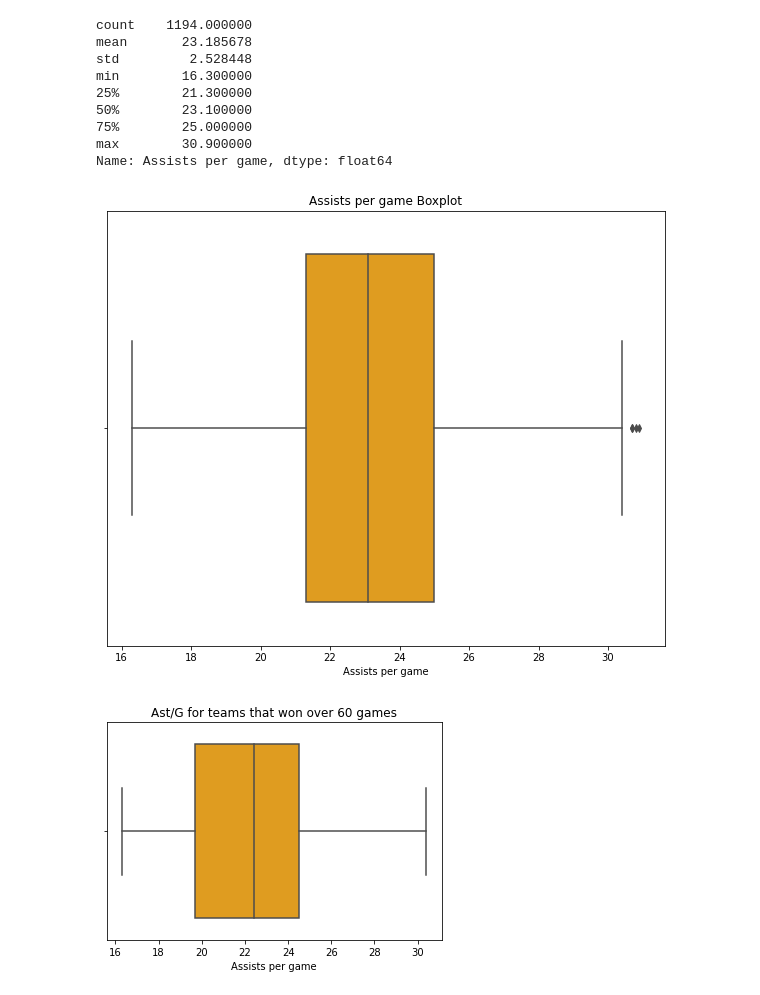
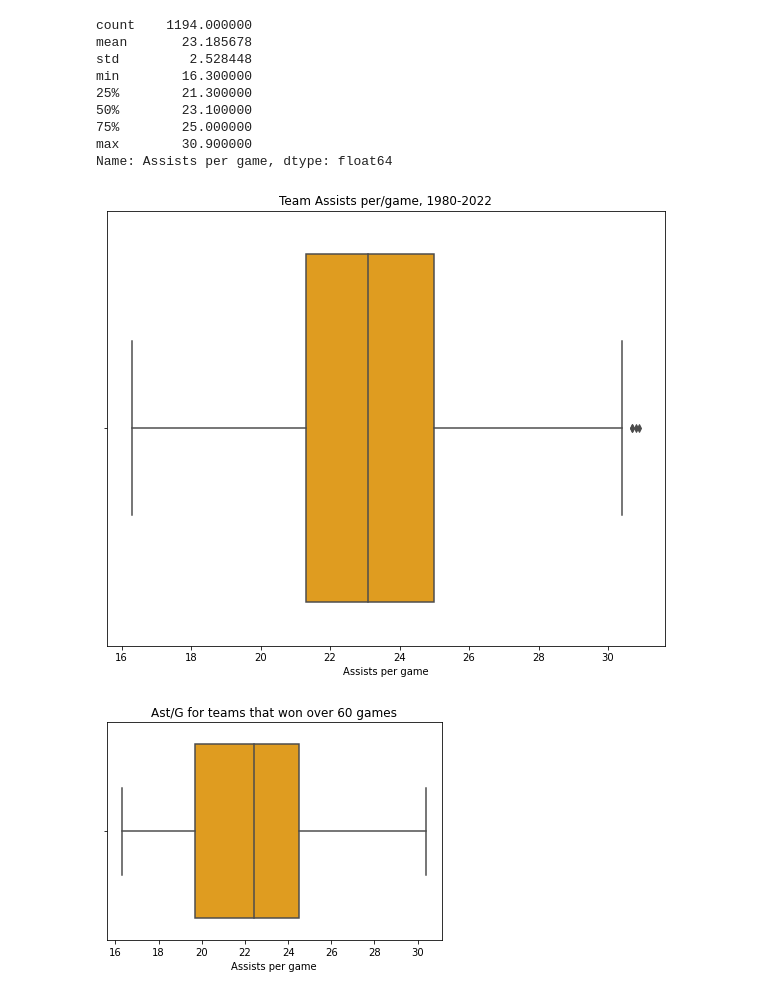
Before and after one commit to aothree/Assists-and-Winning, a Jupyter notebook: assts_eda.ipynb, the cells around one changed output. Cells and saved outputs as stored; diff of their text form; code cells hidden in the pictures.

```diff
--- a/assts_eda.ipynb
+++ b/assts_eda.ipynb
@@ -93,12 +93,12 @@ Name: Assists per game, dtype: float64
 # %%
 plt.figure(figsize = (10,8))
 sns.boxplot(x = df['Assists per game'], color = 'orange')
-plt.title('Assists per game Boxplot')
+plt.title('Team Assists per/game, 1980-2022')
 plt.savefig('./Visuals/Assists per Game.png');
 
 # the orange box represents the data that falls within the 25th to 75th percentile range.
 # %% [output]
-[figure, old version]
+[figure, new version]
 # %%
 wins_60 = df.loc[(df['W'] > 60)]
 sns.boxplot(x = wins_60['Assists per game'], color = 'orange')
```
Also changed, not shown: 4 other files.
